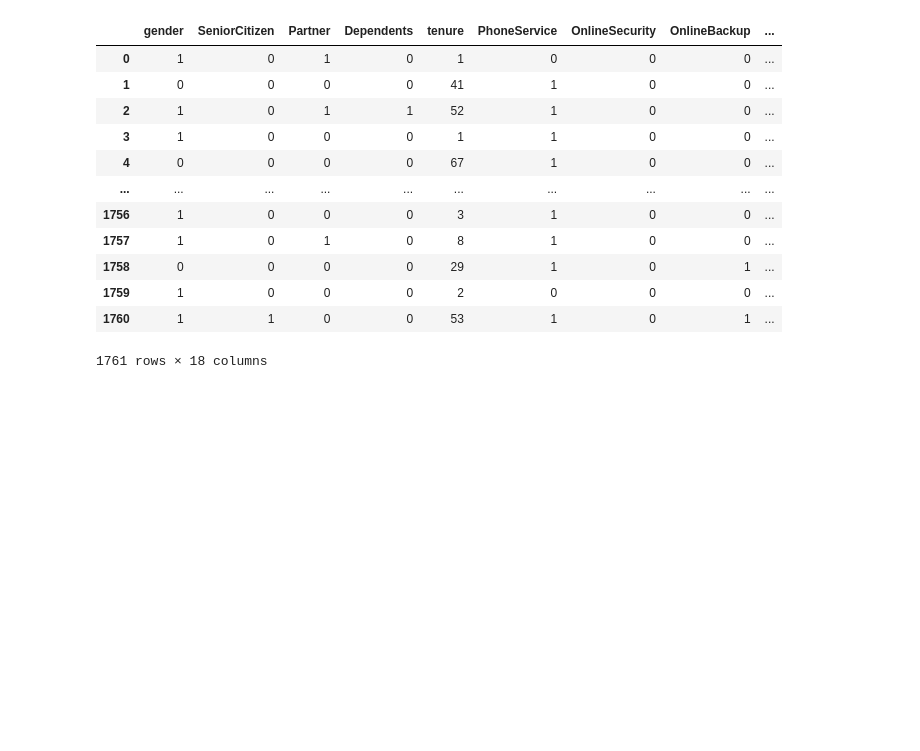
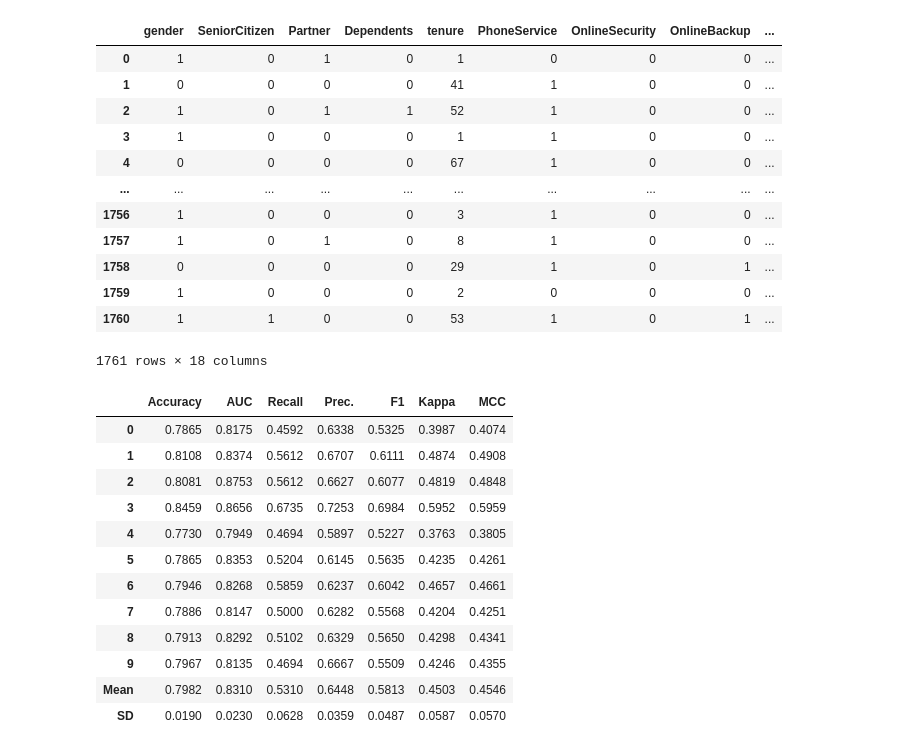
Before and after one commit to RAGMdE/Proyectos_TB, a Jupyter notebook: clasificacion/Log_reg_pycaret_SMOTE.ipynb, the cells around one changed output. Saved outputs shown, nothing was run; the diff lists cells and outputs as text; code cells hidden in the pictures; blank space fills up the shorter version.

Commit message:
Añadido modelo LDA

```diff
--- a/clasificacion/Log_reg_pycaret_SMOTE.ipynb
+++ b/clasificacion/Log_reg_pycaret_SMOTE.ipynb
@@ -313,3 +313,19 @@ y_pred2.columns=['Churn']
 y_pred2.insert(1,'id',test['id'], True)
 # %%
 y_pred2.to_csv(r'C:\Users\ragod\OneDrive\Escritorio\Trabajo\Proyectos_TB\clasificacion\ramon_LogReg_pycaret.csv', index= False, sep=',')
+# %%
+Linear_Discriminant=create_model('lda')
+# %% [output]
+|  | Accuracy | AUC | Recall | Prec. | F1 | Kappa | MCC |
+| 0 | 0.7865 | 0.8175 | 0.4592 | 0.6338 | 0.5325 | 0.3987 | 0.4074 |
+| 1 | 0.8108 | 0.8374 | 0.5612 | 0.6707 | 0.6111 | 0.4874 | 0.4908 |
+| 2 | 0.8081 | 0.8753 | 0.5612 | 0.6627 | 0.6077 | 0.4819 | 0.4848 |
+| 3 | 0.8459 | 0.8656 | 0.6735 | 0.7253 | 0.6984 | 0.5952 | 0.5959 |
+| 4 | 0.7730 | 0.7949 | 0.4694 | 0.5897 | 0.5227 | 0.3763 | 0.3805 |
+| 5 | 0.7865 | 0.8353 | 0.5204 | 0.6145 | 0.5635 | 0.4235 | 0.4261 |
+| 6 | 0.7946 | 0.8268 | 0.5859 | 0.6237 | 0.6042 | 0.4657 | 0.4661 |
+| 7 | 0.7886 | 0.8147 | 0.5000 | 0.6282 | 0.5568 | 0.4204 | 0.4251 |
+| 8 | 0.7913 | 0.8292 | 0.5102 | 0.6329 | 0.5650 | 0.4298 | 0.4341 |
+| 9 | 0.7967 | 0.8135 | 0.4694 | 0.6667 | 0.5509 | 0.4246 | 0.4355 |
+| Mean | 0.7982 | 0.8310 | 0.5310 | 0.6448 | 0.5813 | 0.4503 | 0.4546 |
+| SD | 0.0190 | 0.0230 | 0.0628 | 0.0359 | 0.0487 | 0.0587 | 0.0570 |
```
Also changed, not shown: parts of 5 cells of this notebook, 2 other files.
